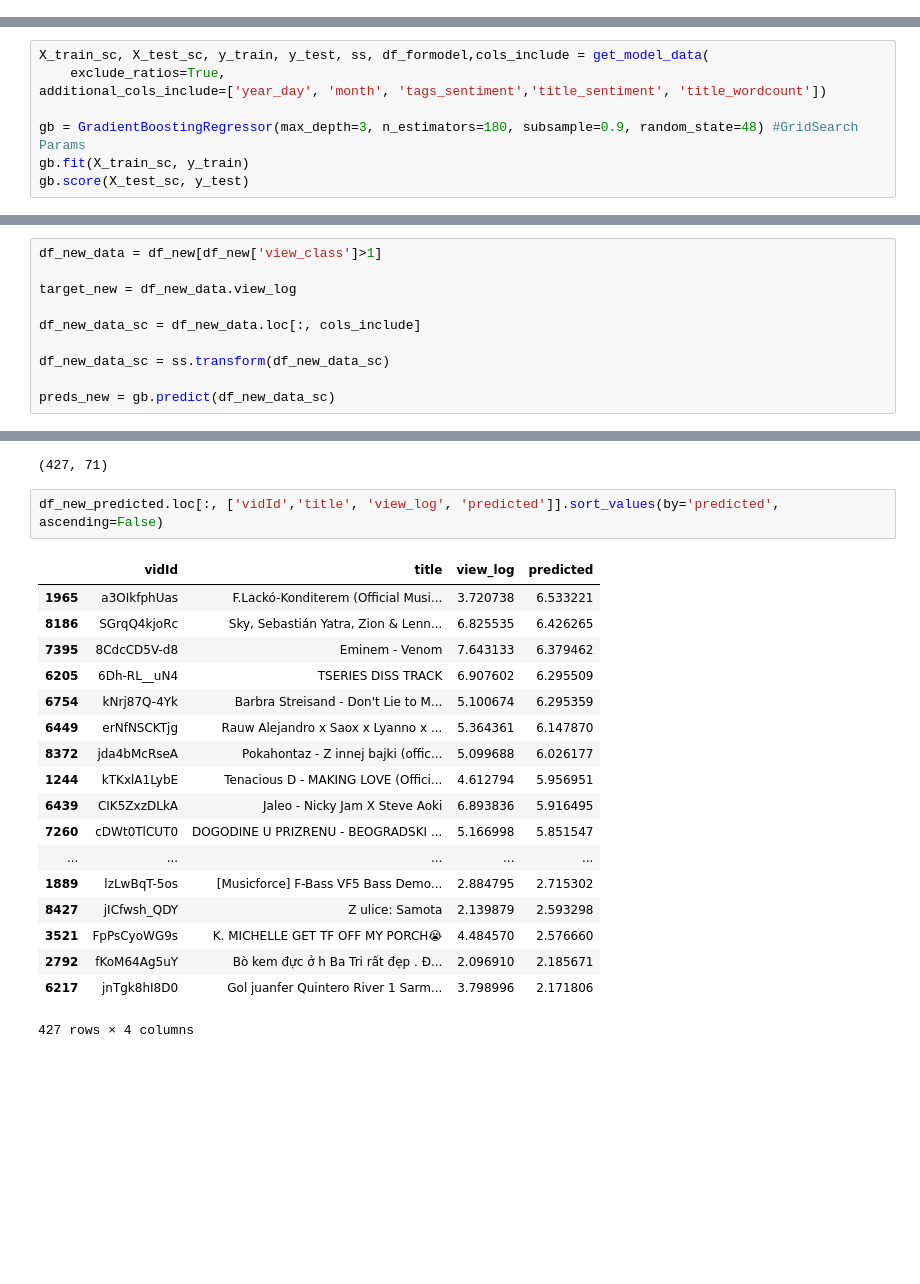
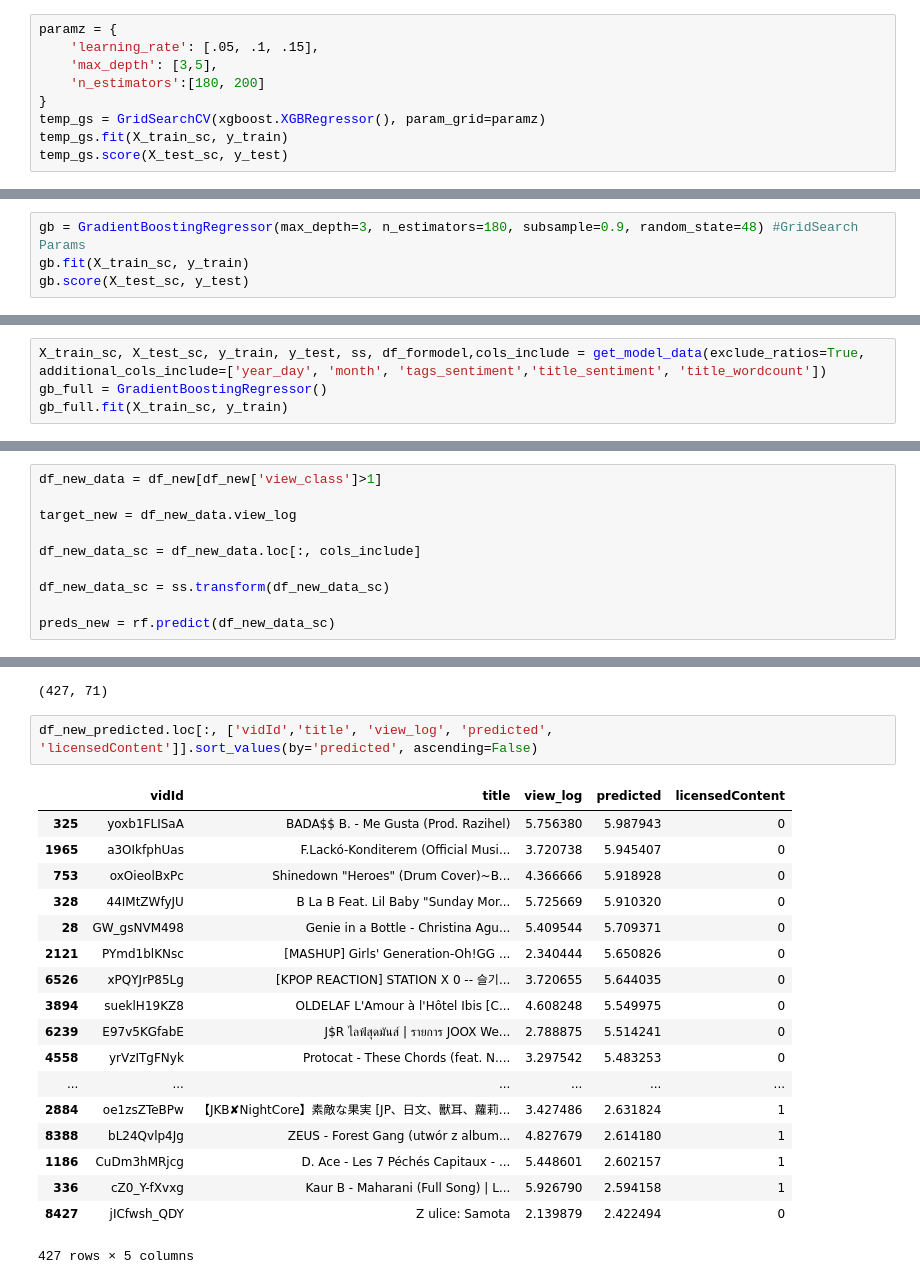
Before and after one commit to conorbarryhoke/Capstone, a Jupyter notebook: Regression_v2.ipynb, the cells around one changed output, grey strips where cells are left out. Saved outputs shown, nothing was run; the diff lists cells and outputs as text; blank space fills up the shorter version.

```diff
--- a/Regression_v2.ipynb
+++ b/Regression_v2.ipynb
@@ -233,0 +242,9 @@ xg_reg.score(X_test_sc, y_test)
+# %%
+paramz = {
+    'learning_rate': [.05, .1, .15],
+    'max_depth': [3,5],
+    'n_estimators':[180, 200]
+}
+temp_gs = GridSearchCV(xgboost.XGBRegressor(), param_grid=paramz)
+temp_gs.fit(X_train_sc, y_train)
+temp_gs.score(X_test_sc, y_test)
@@ -234,8 +257,4 @@ xg_reg.score(X_test_sc, y_test)
 # %%
-X_train_sc, X_test_sc, y_train, y_test, ss, df_formodel,cols_include = get_model_data(
-    exclude_ratios=True,
-additional_cols_include=['year_day', 'month', 'tags_sentiment','title_sentiment', 'title_wordcount'])
-
 gb = GradientBoostingRegressor(max_depth=3, n_estimators=180, subsample=0.9, random_state=48) #GridSearch Params
 gb.fit(X_train_sc, y_train)
 gb.score(X_test_sc, y_test)
@@ -406,0 +411,4 @@ temp.join(outliers_df, how='right').loc[:, ['title', 'view_log', 'predicted']]
+# %%
+X_train_sc, X_test_sc, y_train, y_test, ss, df_formodel,cols_include = get_model_data(exclude_ratios=True, additional_cols_include=['year_day', 'month', 'tags_sentiment','title_sentiment', 'title_wordcount'])
+gb_full = GradientBoostingRegressor()
+gb_full.fit(X_train_sc, y_train)
@@ -415,5 +463,5 @@ df_new_data_sc = df_new_data.loc[:, cols_include]
 
 df_new_data_sc = ss.transform(df_new_data_sc)
 
-preds_new = gb.predict(df_new_data_sc)
+preds_new = rf.predict(df_new_data_sc)
 # %%
@@ -436,26 +484,26 @@ See the caveats in the documentation: http://pandas.pydata.org/pandas-docs/stabl
   This is separate from the ipykernel package so we can avoid doing imports until
 (427, 71)
 # %%
-df_new_predicted.loc[:, ['vidId','title', 'view_log', 'predicted']].sort_values(by='predicted', ascending=False)
+df_new_predicted.loc[:, ['vidId','title', 'view_log', 'predicted', 'licensedContent']].sort_values(by='predicted', ascending=False)
 # %% [output]
-|  | vidId | title | view_log | predicted |
-| 1965 | a3OIkfphUas | F.Lackó-Konditerem (Official Musi... | 3.720738 | 6.533221 |
-| 8186 | SGrqQ4kjoRc | Sky, Sebastián Yatra, Zion & Lenn... | 6.825535 | 6.426265 |
-| 7395 | 8CdcCD5V-d8 | Eminem - Venom | 7.643133 | 6.379462 |
-| 6205 | 6Dh-RL__uN4 | TSERIES DISS TRACK | 6.907602 | 6.295509 |
-| 6754 | kNrj87Q-4Yk | Barbra Streisand - Don't Lie to M... | 5.100674 | 6.295359 |
-| 6449 | erNfNSCKTjg | Rauw Alejandro x Saox x Lyanno x ... | 5.364361 | 6.147870 |
-| 8372 | jda4bMcRseA | Pokahontaz - Z innej bajki (offic... | 5.099688 | 6.026177 |
-| 1244 | kTKxlA1LybE | Tenacious D - MAKING LOVE (Offici... | 4.612794 | 5.956951 |
-| 6439 | CIK5ZxzDLkA | Jaleo - Nicky Jam X Steve Aoki | 6.893836 | 5.916495 |
-| 7260 | cDWt0TlCUT0 | DOGODINE U PRIZRENU - BEOGRADSKI ... | 5.166998 | 5.851547 |
-| ... | ... | ... | ... | ... |
-| 1889 | lzLwBqT-5os | [Musicforce] F-Bass VF5 Bass Demo... | 2.884795 | 2.715302 |
-| 8427 | jICfwsh_QDY | Z ulice: Samota | 2.139879 | 2.593298 |
-| 3521 | FpPsCyoWG9s | K. MICHELLE GET TF OFF MY PORCH😭 | 4.484570 | 2.576660 |
-| 2792 | fKoM64Ag5uY | Bò kem đực ở h Ba Tri rất đẹp . Đ... | 2.096910 | 2.185671 |
-| 6217 | jnTgk8hI8D0 | Gol juanfer Quintero River 1 Sarm... | 3.798996 | 2.171806 |
+|  | vidId | title | view_log | predicted | licensedContent |
+| 325 | yoxb1FLISaA | BADA$$ B. - Me Gusta (Prod. Razihel) | 5.756380 | 5.987943 | 0 |
+| 1965 | a3OIkfphUas | F.Lackó-Konditerem (Official Musi... | 3.720738 | 5.945407 | 0 |
+| 753 | oxOieolBxPc | Shinedown "Heroes" (Drum Cover)~B... | 4.366666 | 5.918928 | 0 |
+| 328 | 44IMtZWfyJU | B La B Feat. Lil Baby "Sunday Mor... | 5.725669 | 5.910320 | 0 |
+| 28 | GW_gsNVM498 | Genie in a Bottle - Christina Agu... | 5.409544 | 5.709371 | 0 |
+| 2121 | PYmd1blKNsc | [MASHUP] Girls' Generation-Oh!GG ... | 2.340444 | 5.650826 | 0 |
+| 6526 | xPQYJrP85Lg | [KPOP REACTION] STATION X 0 -- 슬기... | 3.720655 | 5.644035 | 0 |
+| 3894 | sueklH19KZ8 | OLDELAF L'Amour à l'Hôtel Ibis [C... | 4.608248 | 5.549975 | 0 |
+| 6239 | E97v5KGfabE | J$R ไลฟ์สุดมันส์ | รายการ JOOX We... | 2.788875 | 5.514241 | 0 |
+| 4558 | yrVzITgFNyk | Protocat - These Chords (feat. N.... | 3.297542 | 5.483253 | 0 |
+| ... | ... | ... | ... | ... | ... |
+| 2884 | oe1zsZTeBPw | 【JKB✘NightCore】素敵な果実 [JP、日文、獸耳、蘿莉... | 3.427486 | 2.631824 | 1 |
+| 8388 | bL24Qvlp4Jg | ZEUS - Forest Gang (utwór z album... | 4.827679 | 2.614180 | 1 |
+| 1186 | CuDm3hMRjcg | D. Ace - Les 7 Péchés Capitaux - ... | 5.448601 | 2.602157 | 1 |
+| 336 | cZ0_Y-fXvxg | Kaur B - Maharani (Full Song) | L... | 5.926790 | 2.594158 | 1 |
+| 8427 | jICfwsh_QDY | Z ulice: Samota | 2.139879 | 2.422494 | 0 |
-427 rows × 4 columns
+427 rows × 5 columns
 # %%
 df_new_predicted[abs(df_new_predicted.predicted - df_new_predicted.view_log)>2].loc[:, ['vidId','title', 'view_log', 'predicted']].sort_values(by='predicted', ascending=False)
 # %% [output]
```
Also changed, not shown: parts of 42 cells of this notebook, 4 other files.
